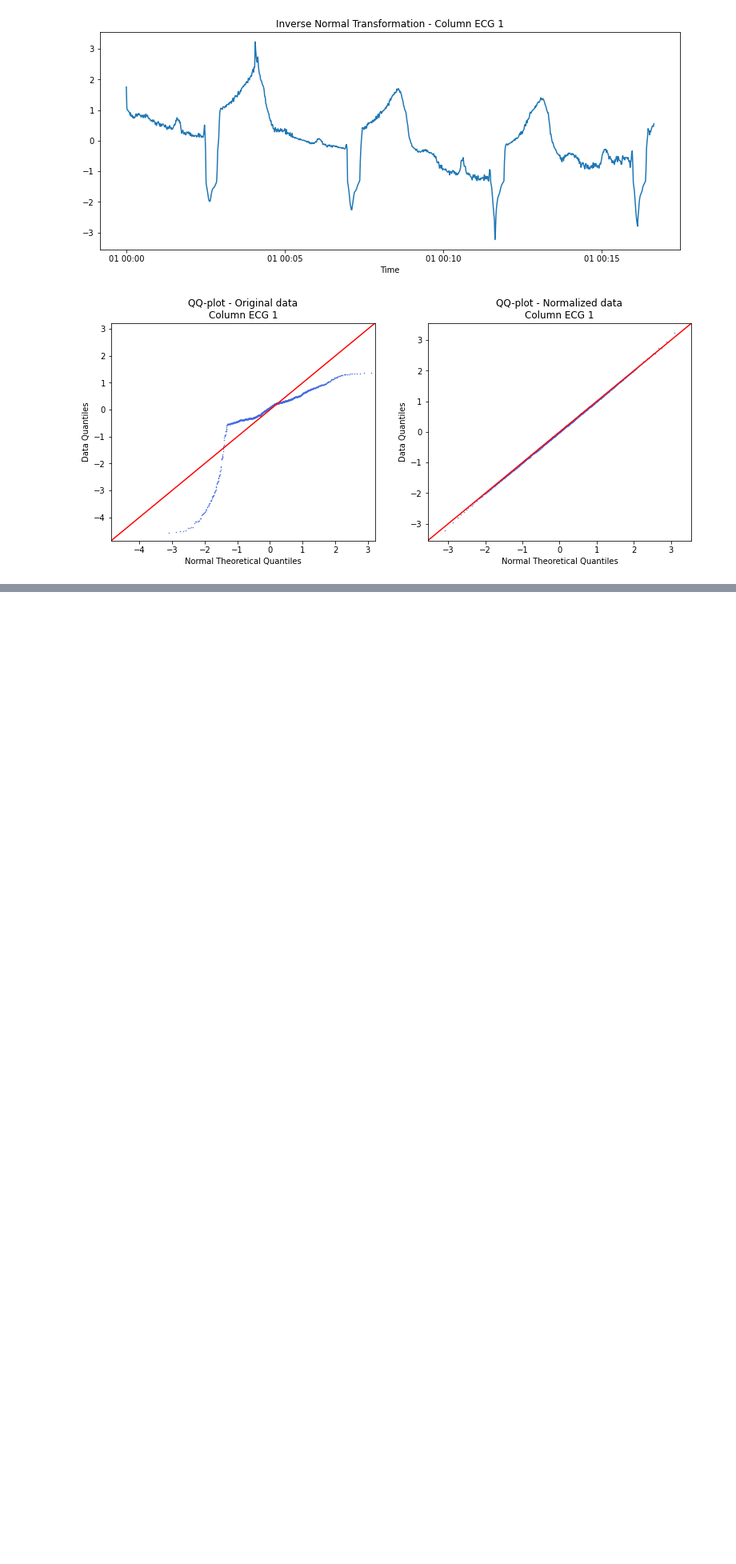
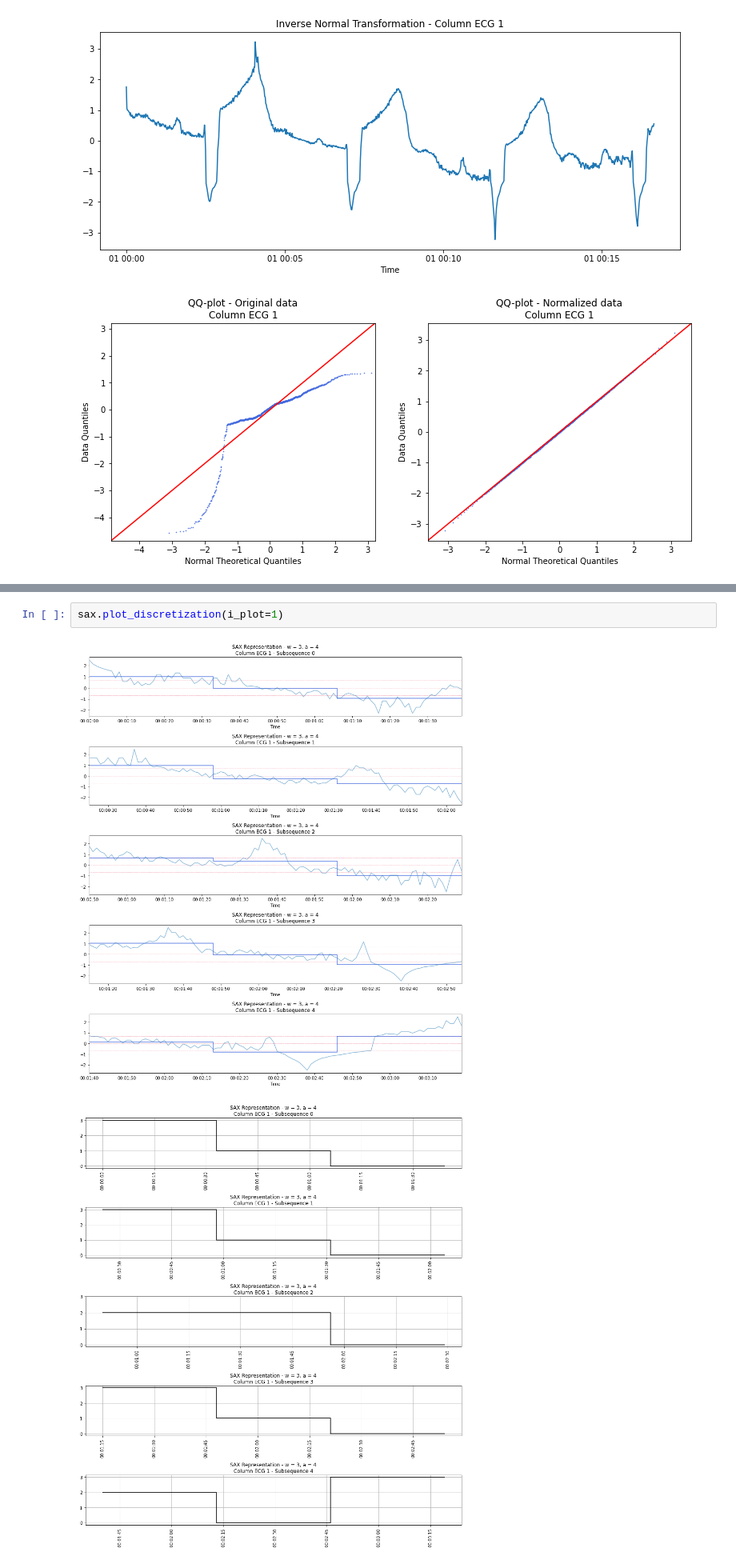
Before and after one commit to axelroques/SAX, a Jupyter notebook: sax.ipynb, the cells around one changed output, grey strips where cells are left out. Shown at 80% size. Drawn from its saved outputs; the diff is of its cells as text; blank space fills up the shorter version.

```diff
--- a/sax.ipynb
+++ b/sax.ipynb
@@ -34,0 +41,5 @@ sax.plot_discretization(i_plot=1)
+# %%
+sax.plot_discretization(i_plot=1)
+# %% [output]
+[figure, added]
+[figure, added]
```
Also changed, not shown: parts of 5 cells of this notebook, 7 other files.
